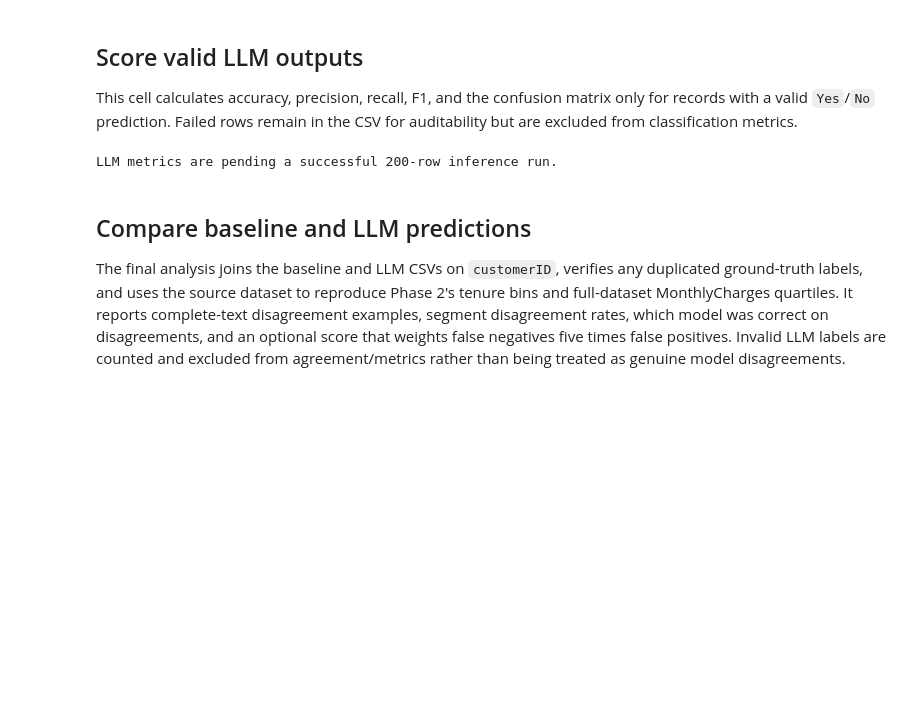
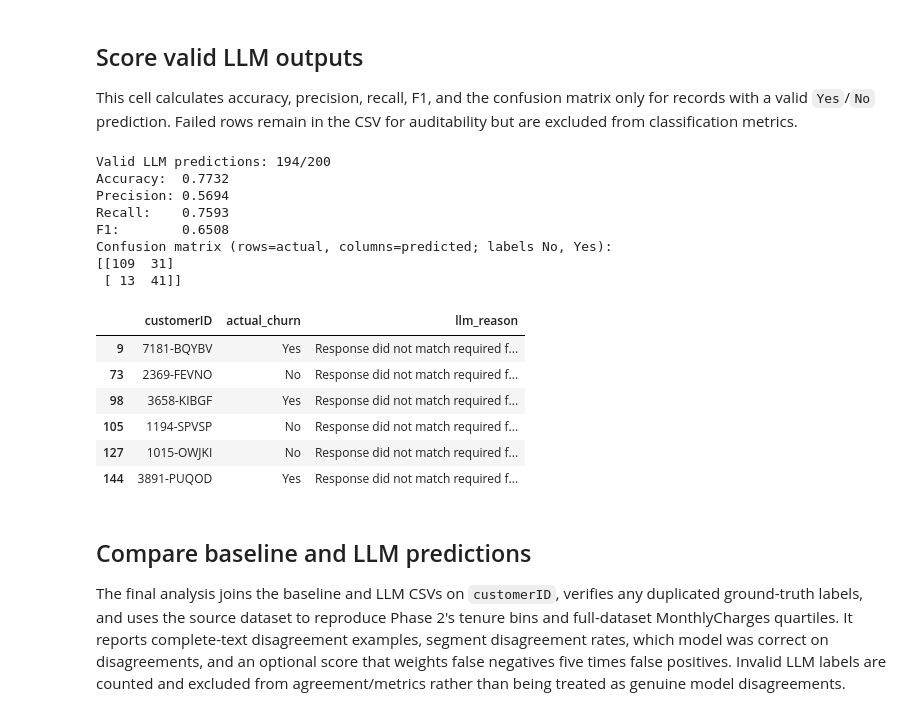
Before and after one commit to Denver-A7/churn-llm-comparison, a Jupyter notebook: notebooks/02_haiku_churn_pilot.ipynb, the cells around one changed output. Drawn from its saved outputs; the diff is of its cells as text; code cells hidden in the pictures; blank space fills up the shorter version.

```diff
--- a/notebooks/02_haiku_churn_pilot.ipynb
+++ b/notebooks/02_haiku_churn_pilot.ipynb
@@ -703,24 +719,42 @@ This cell calculates accuracy, precision, recall, F1, and the confusion matrix o
 # %%
 if llm_batch_predictions is None:
     print("LLM metrics are pending a successful 200-row inference run.")
 else:
     valid_predictions = llm_batch_predictions.loc[
         llm_batch_predictions["llm_predicted"].isin(["Yes", "No"])
     ].copy()
     print(f"Valid LLM predictions: {len(valid_predictions)}/{len(llm_batch_predictions)}")
     if valid_predictions.empty:
         print("No valid predictions available; metrics cannot be calculated.")
     else:
         y_true = valid_predictions["actual_churn"]
         y_predicted = valid_predictions["llm_predicted"]
         print(f"Accuracy:  {accuracy_score(y_true, y_predicted):.4f}")
         print(f"Precision: {precision_score(y_true, y_predicted, pos_label='Yes', zero_division=0):.4f}")
         print(f"Recall:    {recall_score(y_true, y_predicted, pos_label='Yes', zero_division=0):.4f}")
         print(f"F1:        {f1_score(y_true, y_predicted, pos_label='Yes', zero_division=0):.4f}")
         print("Confusion matrix (rows=actual, columns=predicted; labels No, Yes):")
         print(confusion_matrix(y_true, y_predicted, labels=["No", "Yes"]))
+
+        failed = llm_batch_predictions.loc[~llm_batch_predictions["llm_predicted"].isin(["Yes", "No"])]
+with pd.option_context("display.max_colwidth", None):
+    display(failed[["customerID", "actual_churn", "llm_reason"]])
 # %% [output]
-LLM metrics are pending a successful 200-row inference run.
+Valid LLM predictions: 194/200
+Accuracy:  0.7732
+Precision: 0.5694
+Recall:    0.7593
+F1:        0.6508
+Confusion matrix (rows=actual, columns=predicted; labels No, Yes):
+[[109  31]
+ [ 13  41]]
+|  | customerID | actual_churn | llm_reason |
+| 9 | 7181-BQYBV | Yes | Response did not match required f... |
+| 73 | 2369-FEVNO | No | Response did not match required f... |
+| 98 | 3658-KIBGF | Yes | Response did not match required f... |
+| 105 | 1194-SPVSP | No | Response did not match required f... |
+| 127 | 1015-OWJKI | No | Response did not match required f... |
+| 144 | 3891-PUQOD | Yes | Response did not match required f... |
 # %% [markdown]
 ## Compare baseline and LLM predictions
 
```
Also changed, not shown: parts of 5 cells of this notebook, 4 other files.
